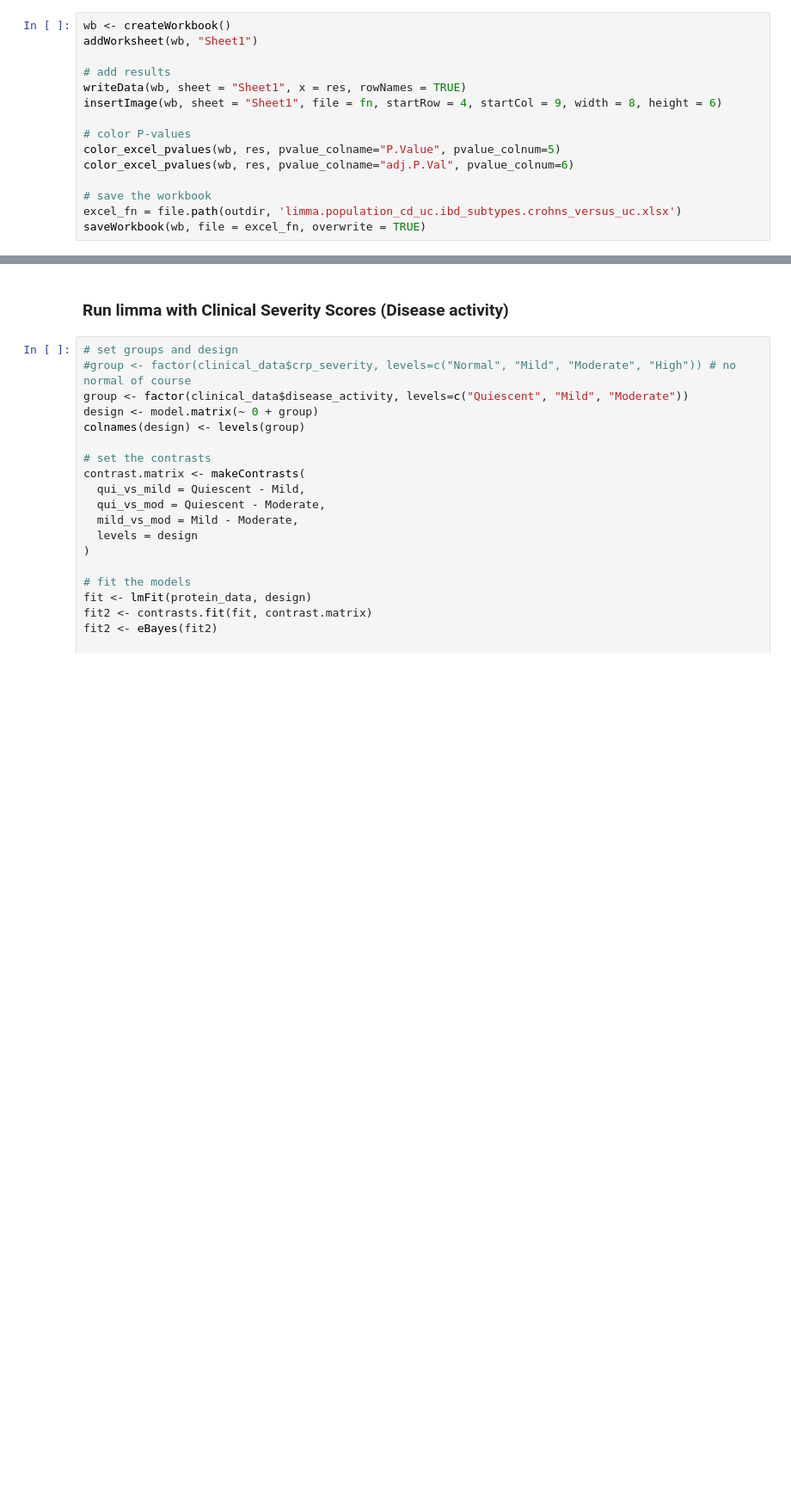
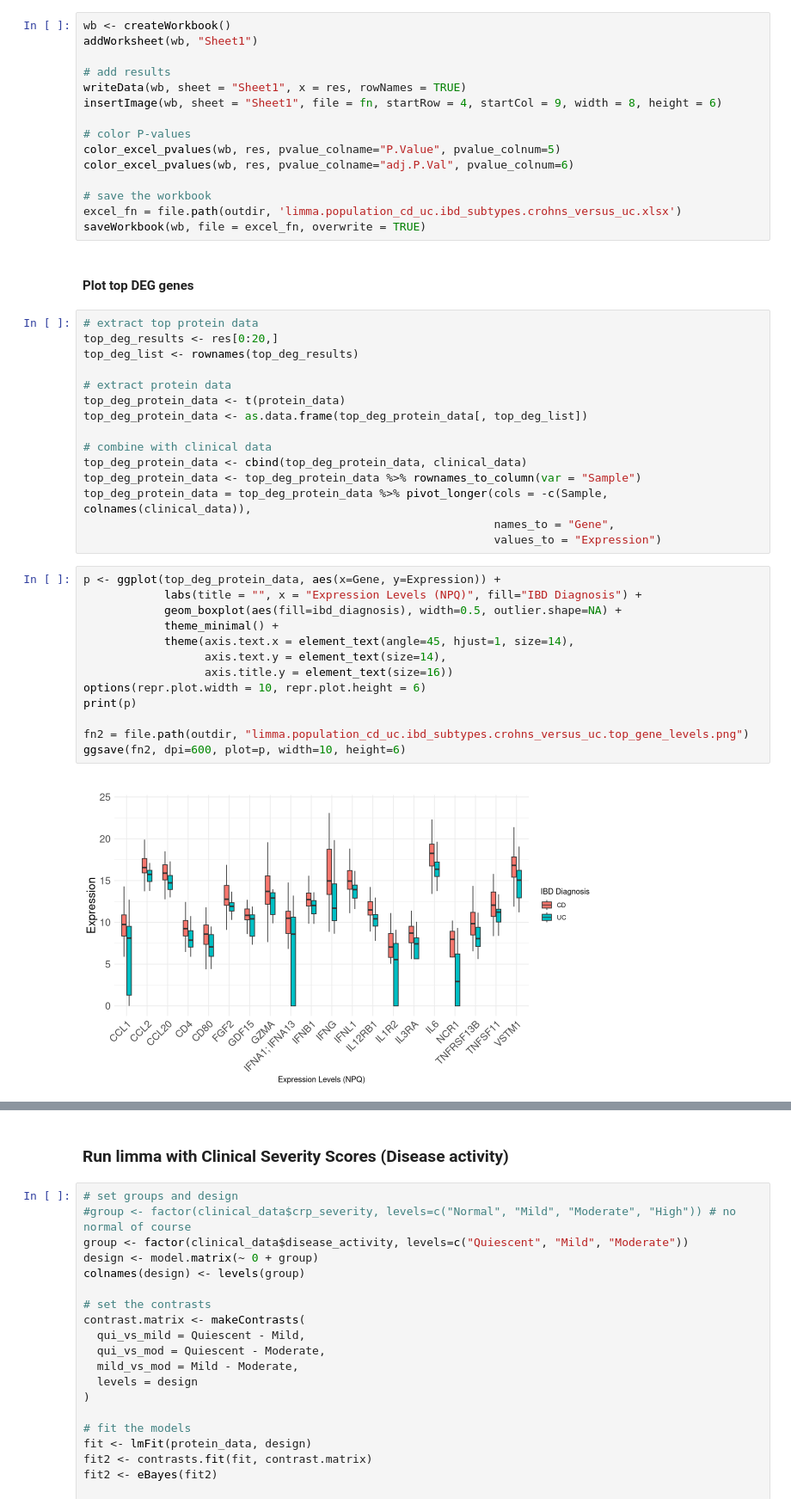
Before and after one commit to VCU-Bioinformatics-Core/20241011.kevin_byrd.ibd_nulisa, a Jupyter notebook: workflow/specimen_focused/cd_versus_uc/limma_analysis.R.ipynb, the cells around one changed output, grey strips where cells are left out. Shown at 86% size. Cells and saved outputs as stored; diff of their text form; blank space fills up the shorter version.

```diff
--- a/workflow/specimen_focused/cd_versus_uc/limma_analysis.R.ipynb
+++ b/workflow/specimen_focused/cd_versus_uc/limma_analysis.R.ipynb
@@ -158,3 +140,35 @@ color_excel_pvalues(wb, res, pvalue_colname="adj.P.Val", pvalue_colnum=6)
 # save the workbook
 excel_fn = file.path(outdir, 'limma.population_cd_uc.ibd_subtypes.crohns_versus_uc.xlsx')
 saveWorkbook(wb, file = excel_fn, overwrite = TRUE)
+# %% [markdown]
+#### Plot top DEG genes
+# %%
+# extract top protein data
+top_deg_results <- res[0:20,]
+top_deg_list <- rownames(top_deg_results)
+
+# extract protein data
+top_deg_protein_data <- t(protein_data)
+top_deg_protein_data <- as.data.frame(top_deg_protein_data[, top_deg_list])
+
+# combine with clinical data
+top_deg_protein_data <- cbind(top_deg_protein_data, clinical_data)
+top_deg_protein_data <- top_deg_protein_data %>% rownames_to_column(var = "Sample")
+top_deg_protein_data = top_deg_protein_data %>% pivot_longer(cols = -c(Sample, colnames(clinical_data)),
+                                                             names_to = "Gene",
+                                                             values_to = "Expression")
+# %%
+p <- ggplot(top_deg_protein_data, aes(x=Gene, y=Expression)) +
+            labs(title = "", x = "Expression Levels (NPQ)", fill="IBD Diagnosis") +
+            geom_boxplot(aes(fill=ibd_diagnosis), width=0.5, outlier.shape=NA) +
+            theme_minimal() +
+            theme(axis.text.x = element_text(angle=45, hjust=1, size=14),
+                  axis.text.y = element_text(size=14),
+                  axis.title.y = element_text(size=16))
+options(repr.plot.width = 10, repr.plot.height = 6)
+print(p)
+
+fn2 = file.path(outdir, "limma.population_cd_uc.ibd_subtypes.crohns_versus_uc.top_gene_levels.png")
+ggsave(fn2, dpi=600, plot=p, width=10, height=6)
+# %% [output]
+[figure, added]
```
Also changed, not shown: parts of 3 cells of this notebook, 13 other files.
